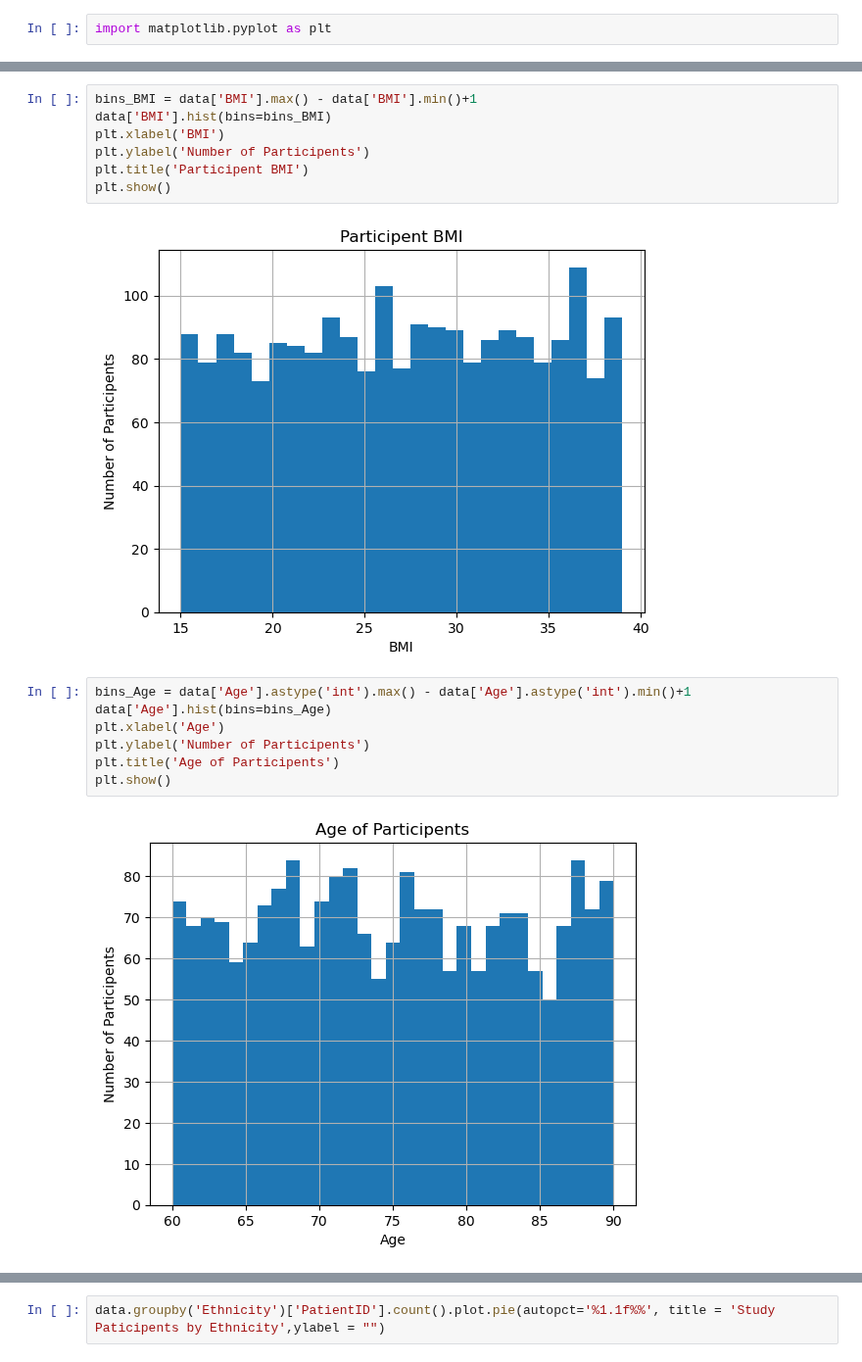
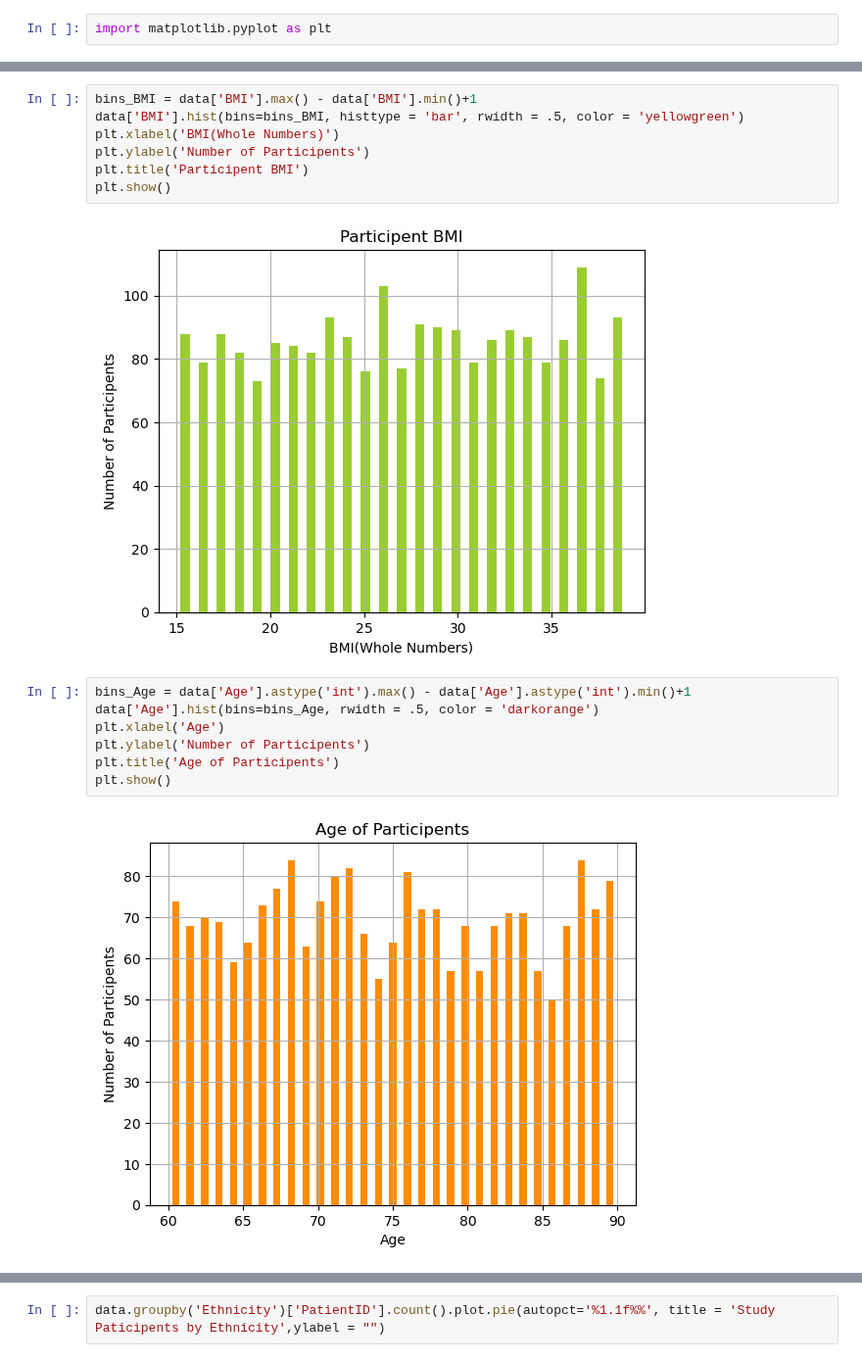
Before and after one commit to rutgers-bootcamp-team-5/project-4, a Jupyter notebook: dev/DataVisualization_ExploreLeo.ipynb, the cells around one changed output, grey strips where cells are left out. Shown at 98% size. Drawn from its saved outputs; the diff is of its cells as text.

```diff
--- a/dev/DataVisualization_ExploreLeo.ipynb
+++ b/dev/DataVisualization_ExploreLeo.ipynb
@@ -123,21 +146,21 @@ plt.show()
 # %%
 bins_BMI = data['BMI'].max() - data['BMI'].min()+1
-data['BMI'].hist(bins=bins_BMI)
-plt.xlabel('BMI')
+data['BMI'].hist(bins=bins_BMI, histtype = 'bar', rwidth = .5, color = 'yellowgreen')
+plt.xlabel('BMI(Whole Numbers)')
 plt.ylabel('Number of Participents')
 plt.title('Participent BMI')
 plt.show()
 # %% [output]
-[figure, old version]
+[figure, new version]
 # %%
 bins_Age = data['Age'].astype('int').max() - data['Age'].astype('int').min()+1
-data['Age'].hist(bins=bins_Age)
+data['Age'].hist(bins=bins_Age, rwidth = .5, color = 'darkorange')
 plt.xlabel('Age')
 plt.ylabel('Number of Participents')
 plt.title('Age of Participents')
 plt.show()
 # %% [output]
-[figure, old version]
+[figure, new version]
 # %%
 data.groupby('Gender')['PatientID'].count().plot.pie(autopct='%1.1f%%', title = 'Study Paticipents by Gender',ylabel = "")
 # %% [output]
```
Also changed, not shown: parts of 9 cells of this notebook.
